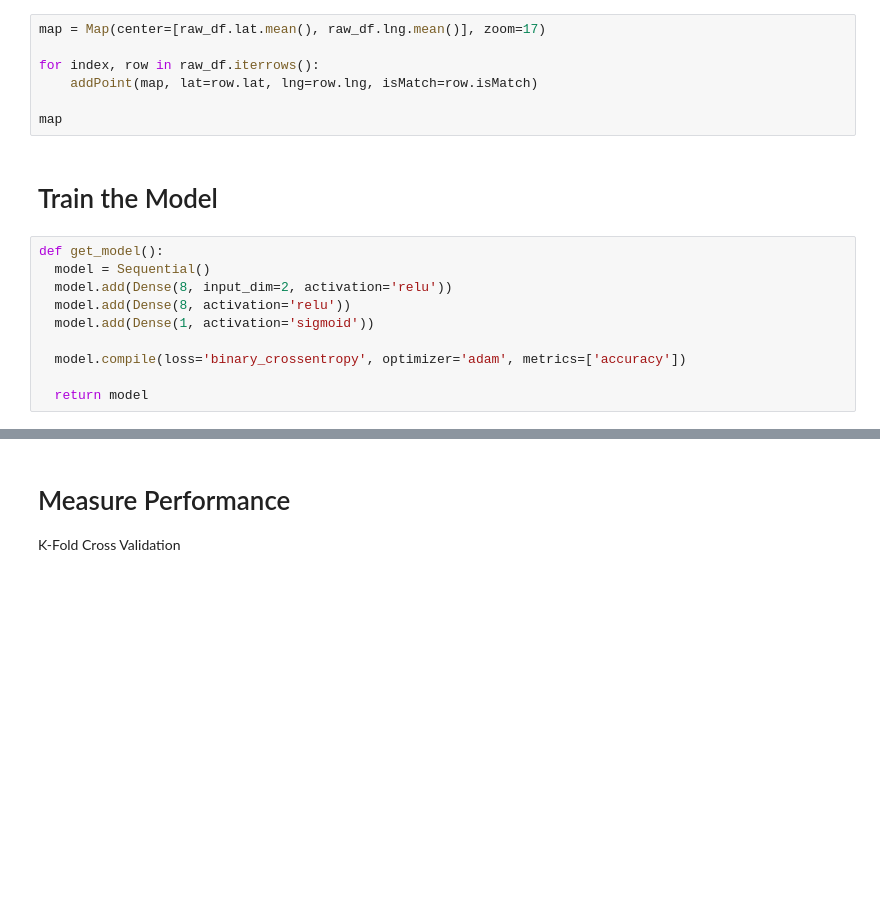
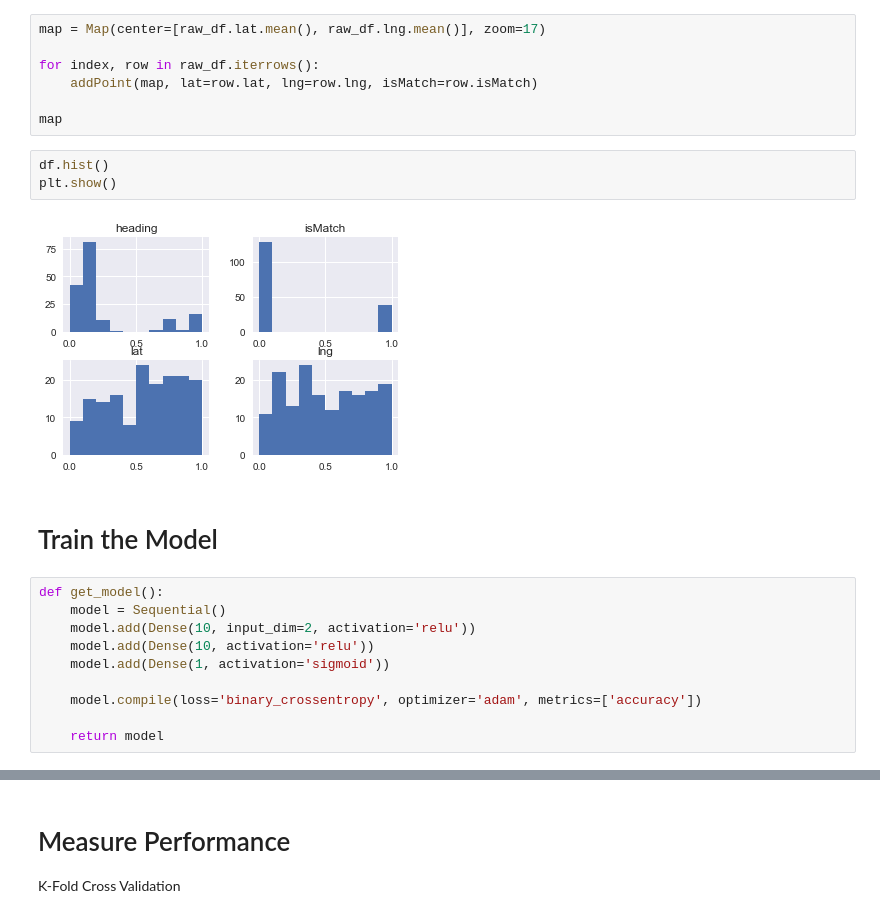
Before and after one commit to robianmcd/street-learn, a Jupyter notebook: notebook/OnKing - Binary Classifier.ipynb, the cells around one changed output, grey strips where cells are left out. Saved outputs shown, nothing was run; the diff lists cells and outputs as text; blank space fills up the shorter version.

```diff
--- a/notebook/OnKing - Binary Classifier.ipynb
+++ b/notebook/OnKing - Binary Classifier.ipynb
@@ -59,18 +61,23 @@ for index, row in raw_df.iterrows():
     addPoint(map, lat=row.lat, lng=row.lng, isMatch=row.isMatch)
 
 map
+# %%
+df.hist()
+plt.show()
+# %% [output]
+[figure, added]
 # %% [markdown]
 # Train the Model
 # %%
 def get_model():
-  model = Sequential()
-  model.add(Dense(8, input_dim=2, activation='relu'))
-  model.add(Dense(8, activation='relu'))
-  model.add(Dense(1, activation='sigmoid'))
+    model = Sequential()
+    model.add(Dense(10, input_dim=2, activation='relu'))
+    model.add(Dense(10, activation='relu'))
+    model.add(Dense(1, activation='sigmoid'))
 
-  model.compile(loss='binary_crossentropy', optimizer='adam', metrics=['accuracy'])
+    model.compile(loss='binary_crossentropy', optimizer='adam', metrics=['accuracy'])
 
-  return model
+    return model
 # %%
 model = get_model()
 
```
Also changed, not shown: parts of 4 cells of this notebook, 2 other files.
